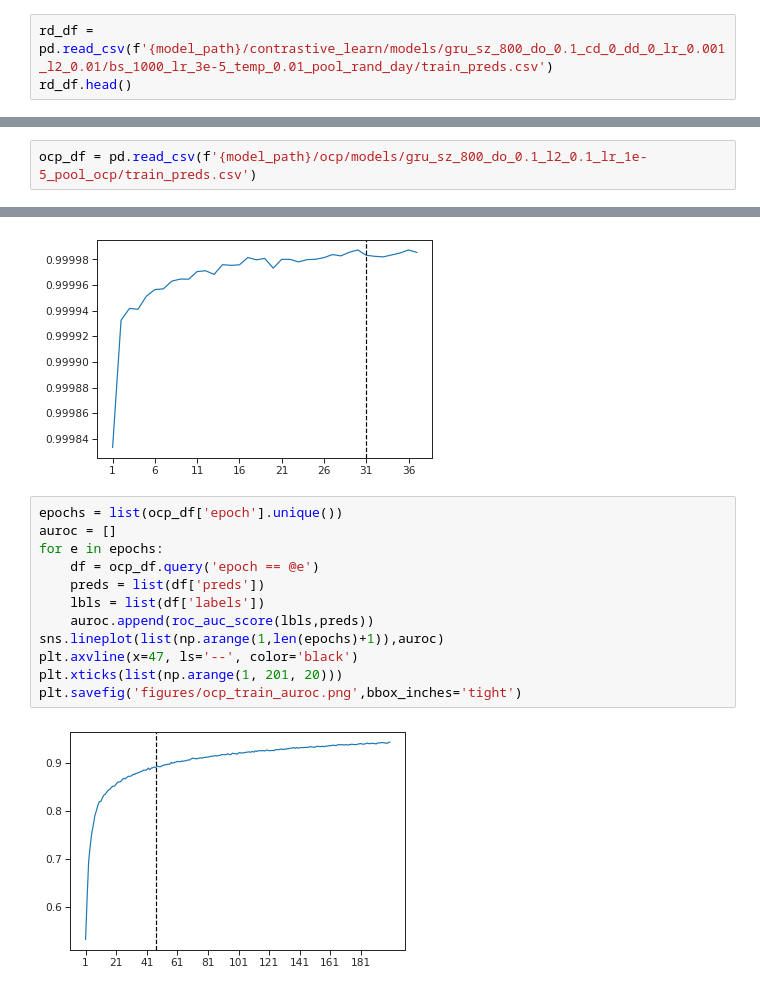
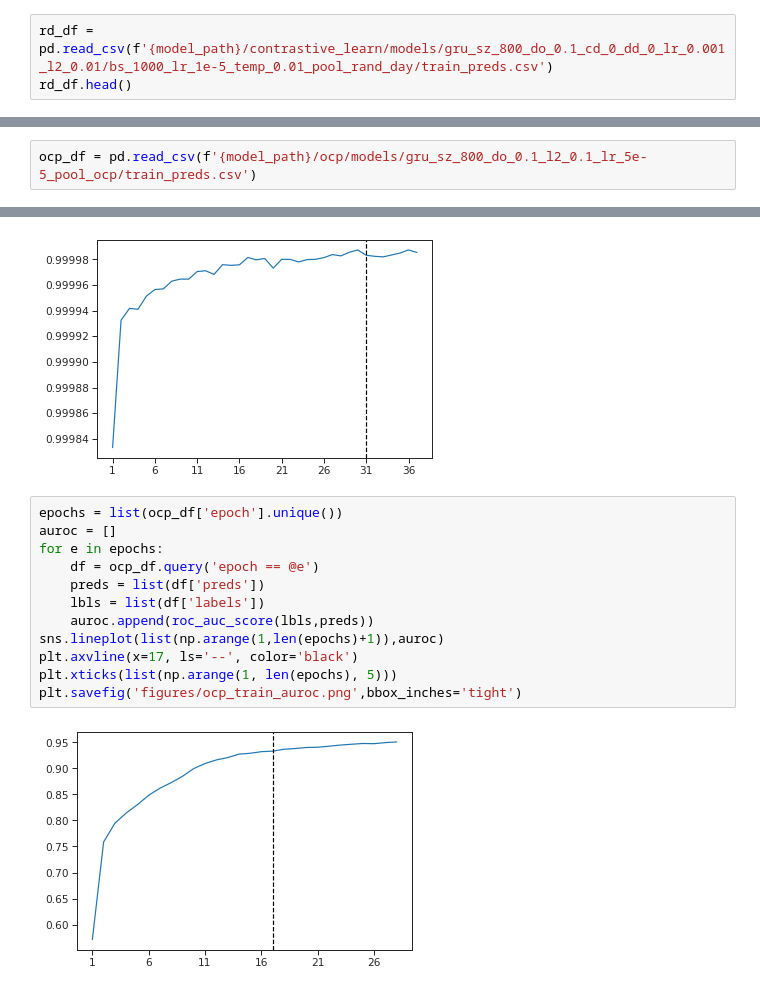
Before and after one commit to som-shahlab/CLMBR-contrastive-learning, a Jupyter notebook: experiments/main/notebooks/train_auroc.ipynb, the cells around one changed output, grey strips where cells are left out. Cells and saved outputs as stored; diff of their text form.

```diff
--- a/experiments/main/notebooks/train_auroc.ipynb
+++ b/experiments/main/notebooks/train_auroc.ipynb
@@ -38,7 +38,7 @@ tv_df.head()
 | 3 | 0 | 12.944078 | 0.0 |
 | 4 | 0 | 94.694090 | 1.0 |
 # %%
-rd_df = pd.read_csv(f'{model_path}/contrastive_learn/models/gru_sz_800_do_0.1_cd_0_dd_0_lr_0.001_l2_0.01/bs_1000_lr_3e-5_temp_0.01_pool_rand_day/train_preds.csv')
+rd_df = pd.read_csv(f'{model_path}/contrastive_learn/models/gru_sz_800_do_0.1_cd_0_dd_0_lr_0.001_l2_0.01/bs_1000_lr_1e-5_temp_0.01_pool_rand_day/train_preds.csv')
 rd_df.head()
 # %% [output]
 |  | epoch | preds | labels |
@@ -68,7 +68,7 @@ mr_df.head()
 | 3 | 0 | 38.873024 | 0.0 |
 | 4 | 0 | 36.116350 | 0.0 |
 # %%
-ocp_df = pd.read_csv(f'{model_path}/ocp/models/gru_sz_800_do_0.1_l2_0.1_lr_1e-5_pool_ocp/train_preds.csv')
+ocp_df = pd.read_csv(f'{model_path}/ocp/models/gru_sz_800_do_0.1_l2_0.1_lr_5e-5_pool_ocp/train_preds.csv')
 # %%
 epochs = list(tv_df['epoch'].unique())
 auroc = []
@@ -136,14 +136,14 @@ print(auroc)
 # %%
 epochs = list(ocp_df['epoch'].unique())
 auroc = []
 for e in epochs:
     df = ocp_df.query('epoch == @e')
     preds = list(df['preds'])
     lbls = list(df['labels'])
     auroc.append(roc_auc_score(lbls,preds))
 sns.lineplot(list(np.arange(1,len(epochs)+1)),auroc)
-plt.axvline(x=47, ls='--', color='black')
-plt.xticks(list(np.arange(1, 201, 20)))
+plt.axvline(x=17, ls='--', color='black')
+plt.xticks(list(np.arange(1, len(epochs), 5)))
 plt.savefig('figures/ocp_train_auroc.png',bbox_inches='tight')
 # %% [output]
-[figure, old version]
+[figure, new version]
```
Also changed, not shown: parts of 2 cells of this notebook, 27 other files.
